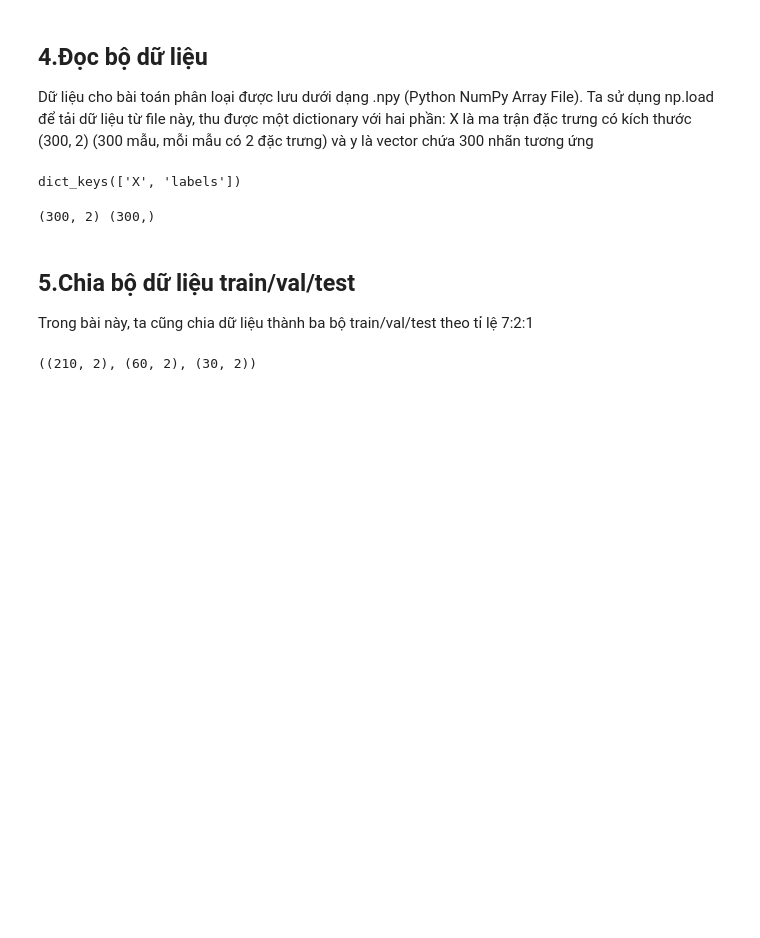
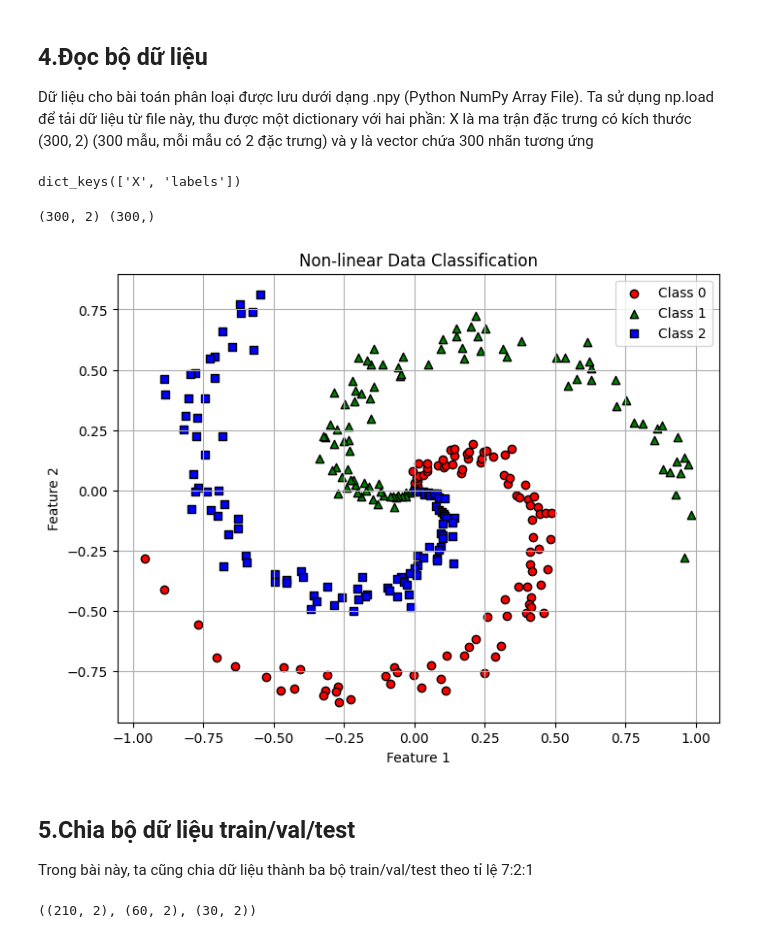
Before and after one commit to JetHuynh/AIO-2024, a Jupyter notebook: MODULE05/WEEK03/ExerciseM05W03.ipynb, the cells around one changed output. Saved outputs shown, nothing was run; the diff lists cells and outputs as text; code cells hidden in the pictures; blank space fills up the shorter version.

```diff
--- a/MODULE05/WEEK03/ExerciseM05W03.ipynb
+++ b/MODULE05/WEEK03/ExerciseM05W03.ipynb
@@ -391,6 +420,31 @@ X, y = data['X'], data['labels']
 print(X.shape, y.shape)
 # %% [output]
 (300, 2) (300,)
+# %%
+# Read Dataset and visualize
+colors = ['red', 'green', 'blue']
+markers = ['o', '^', 's']
+
+plt.figure(figsize=(8, 6))
+
+for i, class_label in enumerate(np.unique(y)):
+    plt.scatter(
+        X[y == class_label, 0],  # Lấy các điểm dữ liệu thuộc lớp class_label, cột 0 (Feature 1)
+        X[y == class_label, 1],  # Lấy các điểm dữ liệu thuộc lớp class_label, cột 1 (Feature 2)
+        c=colors[i],
+        marker=markers[i],
+        label=f'Class {class_label}',
+        edgecolor='k'
+    )
+
+plt.title("Non-linear Data Classification")
+plt.xlabel("Feature 1")
+plt.ylabel("Feature 2")
+plt.legend()
+plt.grid(True)
+plt.show()
+# %% [output]
+[figure, added]
 # %% [markdown]
 ## 5.Chia bộ dữ liệu train/val/test
 Trong bài này, ta cũng chia dữ liệu thành ba bộ train/val/test theo tỉ lệ 7:2:1
```
Also changed, not shown: parts of 30 cells of this notebook, 6 other files.
